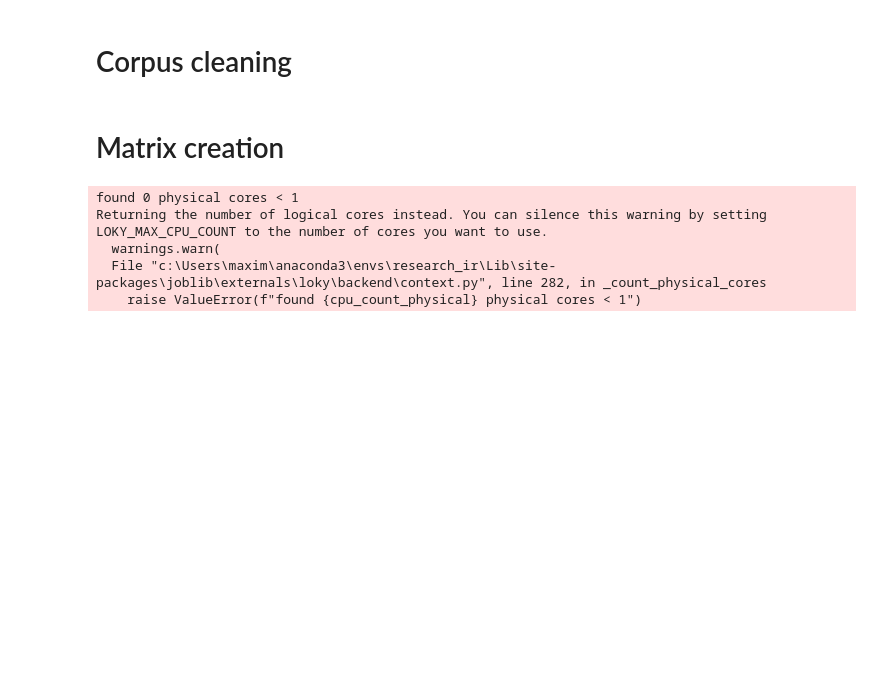
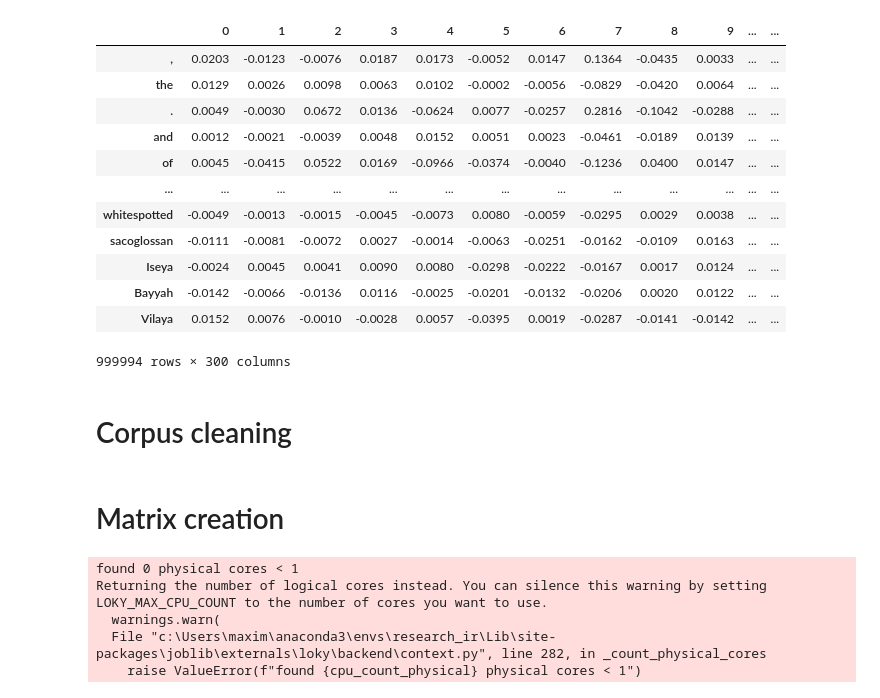
Before and after one commit to Limekaaa/UC-FIRe, a Jupyter notebook: main.ipynb, the cells around one changed output. Saved outputs shown, nothing was run; the diff lists cells and outputs as text; code cells hidden in the pictures; blank space fills up the shorter version.

```diff
--- a/main.ipynb
+++ b/main.ipynb
@@ -21,4 +21,46 @@ url = "https://public.ukp.informatik.tu-darmstadt.de/thakur/BEIR/datasets/{}.zip
 data_path = util.download_and_unzip(url, "datasets")
 data_path = f"datasets/{dataset}"
 corpus, queries, qrels = GenericDataLoader(data_folder=data_path).load(split="test")
+# %%
+import io
+
+def load_vectors(fname):
+    fin = io.open(fname, 'r', encoding='utf-8', newline='\n', errors='ignore')
+    n, d = map(int, fin.readline().split())
+    data = {}
+    for line in tqdm(fin):
+        tokens = line.rstrip().split(' ')
+        data[tokens[0]] = map(float, tokens[1:])
+        data[tokens[0]] = list(data[tokens[0]])
+    return data
+
+# Load the vectors
+vectors = load_vectors("wiki-news-300d-1M-subword.vec/wiki-news-300d-1M-subword.vec")
+# %%
+embeddings = pd.DataFrame(vectors).T
+# %%
+from sklearn.decomposition import PCA
+
+vals = embeddings.values
+pca = PCA(n_components=100)
+pca.fit(vals)
+pca_vals = pca.transform(vals)
+
+embeddings = pd.DataFrame(pca_vals, index=embeddings.index)
+# %%
+embeddings
+# %% [output]
+|  | 0 | 1 | 2 | 3 | 4 | 5 | 6 | 7 | 8 | 9 | ... | ... |
+| , | 0.0203 | -0.0123 | -0.0076 | 0.0187 | 0.0173 | -0.0052 | 0.0147 | 0.1364 | -0.0435 | 0.0033 | ... | ... |
+| the | 0.0129 | 0.0026 | 0.0098 | 0.0063 | 0.0102 | -0.0002 | -0.0056 | -0.0829 | -0.0420 | 0.0064 | ... | ... |
+| . | 0.0049 | -0.0030 | 0.0672 | 0.0136 | -0.0624 | 0.0077 | -0.0257 | 0.2816 | -0.1042 | -0.0288 | ... | ... |
+| and | 0.0012 | -0.0021 | -0.0039 | 0.0048 | 0.0152 | 0.0051 | 0.0023 | -0.0461 | -0.0189 | 0.0139 | ... | ... |
+| of | 0.0045 | -0.0415 | 0.0522 | 0.0169 | -0.0966 | -0.0374 | -0.0040 | -0.1236 | 0.0400 | 0.0147 | ... | ... |
+| ... | ... | ... | ... | ... | ... | ... | ... | ... | ... | ... | ... | ... |
+| whitespotted | -0.0049 | -0.0013 | -0.0015 | -0.0045 | -0.0073 | 0.0080 | -0.0059 | -0.0295 | 0.0029 | 0.0038 | ... | ... |
+| sacoglossan | -0.0111 | -0.0081 | -0.0072 | 0.0027 | -0.0014 | -0.0063 | -0.0251 | -0.0162 | -0.0109 | 0.0163 | ... | ... |
+| Iseya | -0.0024 | 0.0045 | 0.0041 | 0.0090 | 0.0080 | -0.0298 | -0.0222 | -0.0167 | 0.0017 | 0.0124 | ... | ... |
+| Bayyah | -0.0142 | -0.0066 | -0.0136 | 0.0116 | -0.0025 | -0.0201 | -0.0132 | -0.0206 | 0.0020 | 0.0122 | ... | ... |
+| Vilaya | 0.0152 | 0.0076 | -0.0010 | -0.0028 | 0.0057 | -0.0395 | 0.0019 | -0.0287 | -0.0141 | -0.0142 | ... | ... |
+999994 rows × 300 columns
 # %%
```
Also changed, not shown: parts of 14 cells of this notebook.
